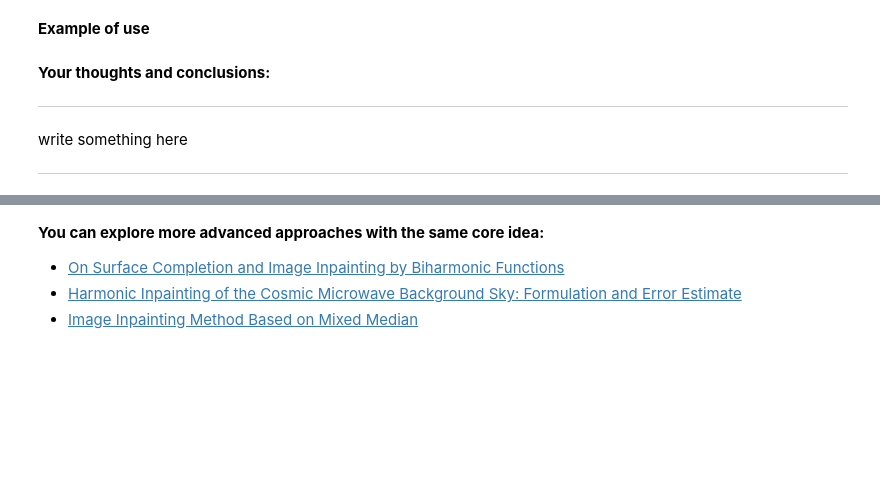
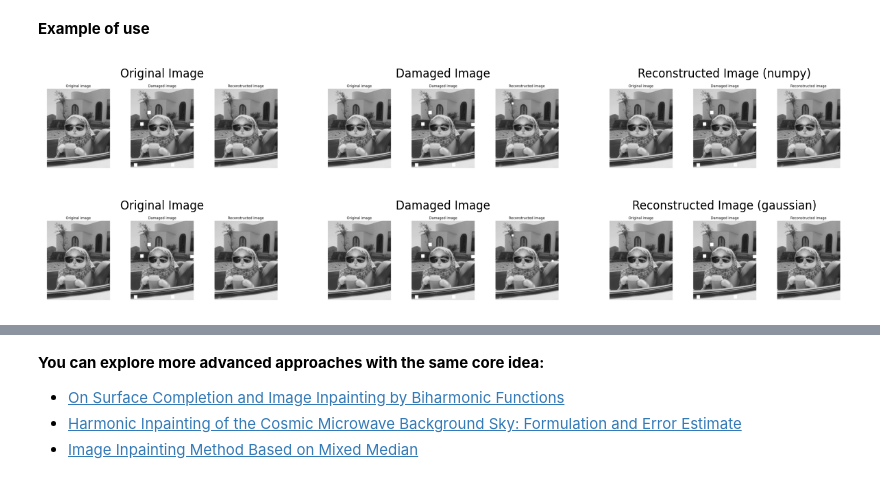
Before and after one commit to Shopska/LA_Lab_1, a Jupyter notebook: LA_Lab_1_template_2026.ipynb, the cells around one changed output, grey strips where cells are left out. Drawn from its saved outputs; the diff is of its cells as text; code cells hidden in the pictures; blank space fills up the shorter version.

```diff
--- a/LA_Lab_1_template_2026.ipynb
+++ b/LA_Lab_1_template_2026.ipynb
@@ -986,14 +946,14 @@ write something here
 
 # Define the coefficient matrix A based on the equations derived from neighbor averaging
 A = np.array([
-    [..., ..., ..., ...],
-    [..., ..., ..., ...],
-    [..., ..., ..., ...],
-    [..., ..., ..., ...]
+    [ 4, -1, -1,  0],
+    [-1,  4,  0, -1],
+    [-1,  0,  4, -1],
+    [ 0, -1, -1,  4]
 ])
 
 # Define the right-hand side B based on known neighbor values
-B = np.array([..., ..., ..., ...])
+B = np.array([225.0, 275.0, 250.0, 290.0])
 
 ### YOUR CODE SOLUTION END
 
@@ -1082,7 +1042,26 @@ def construct_linear_system(pixel_matrix, damaged_coords):
     b = [0] * n
 
     ### YOUR CODE SOLUTION START
-
+    deltas = [(-1, 0), (1, 0), (0, -1), (0, 1)]
+    for i, (y, x) in enumerate(damaged_coords):
+        known_sum = 0.0
+        n_neighbors = 0
+        for dy, dx in deltas:
+            ny, nx = y + dy, x + dx
+            if 0 <= ny < height and 0 <= nx < width:
+                n_neighbors += 1
+                if (ny, nx) in var_index:
+                    j = var_index[(ny, nx)]
+                    A[i][j] -= 1.0
+                else:
+                    known_sum += float(pixel_matrix[ny][nx])
+        if n_neighbors == 0:
+            continue
+        A[i][i] = 1.0
+        for j in range(n):
+            A[i][j] /= n_neighbors
+        A[i][i] = 1.0
+        b[i] = known_sum / n_neighbors
     ### YOUR CODE SOLUTION END
 
     return A, b
@@ -1142,7 +1147,7 @@ def complete_solution(img_gray, damaged_matrix, damaged_coords, method='numpy'):
       axs[1].imshow(highlighted_img, cmap='gray')
       axs[1].set_title("Damaged Image")
       axs[2].imshow(restored_img, cmap='gray')
-      axs[2].set_title("Reconstructed Image")
+      axs[2].set_title("Reconstructed Image (" + method + ")")
 
       for ax in axs:
           ax.axis("off")
@@ -1152,27 +1157,22 @@ def complete_solution(img_gray, damaged_matrix, damaged_coords, method='numpy'):
 **Example of use**
 # %%
 # Load and preprocess the image
-img = Image.open("/path_to_your_image")
+img = Image.open("./image.png")
 img_gray = to_grayscale(img)
 pixel_matrix = get_pixel_matrix(img_gray)
 
-# Create damaged image
-num_blocks=5 # number of damages
-block_size=20 # pixel size of damages
+# Create damaged image (smaller values = faster run; Gaussian is slow for many unknowns)
+num_blocks=2 # number of damages
+block_size=10 # pixel size of damages
 height, width = len(pixel_matrix), len(pixel_matrix[0])
 damaged_matrix, damaged_coords = create_damaged_matrix(pixel_matrix, num_blocks, block_size)
 
 # Construct the linear system
 A, b = construct_linear_system(pixel_matrix, damaged_coords)
 
 # Solve and visualize
 complete_solution(img_gray, damaged_matrix, damaged_coords)
-complete_solution(img_gray, damaged_matrix, damaged_coords, method='manual')
+complete_solution(img_gray, damaged_matrix, damaged_coords, method='gaussian')
+# %% [output]
+[figure, added]
+[figure, added]
-# %% [markdown]
-**Your thoughts and conclusions:**
-
----
-
-write something here
-
----
```
Also changed, not shown: parts of 36 cells of this notebook.
